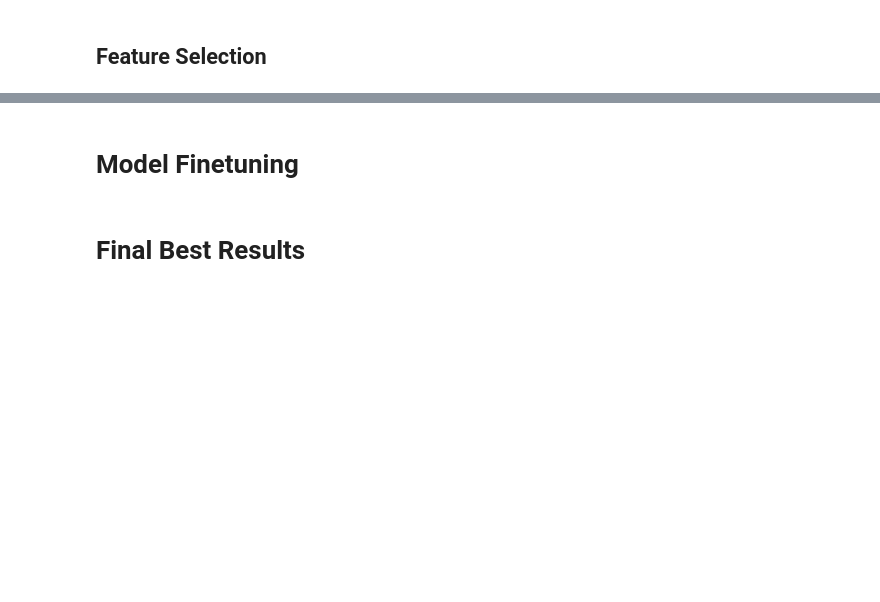
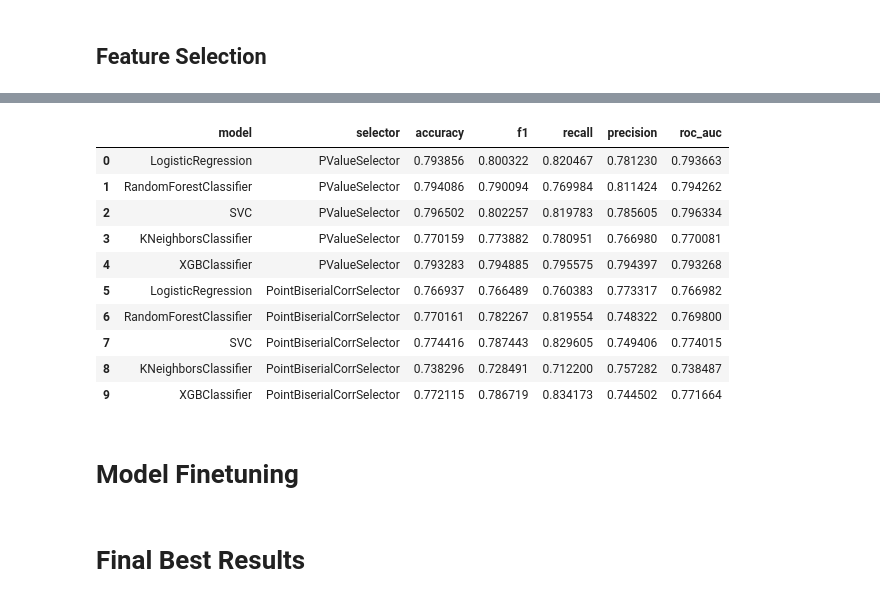
Before and after one commit to Alisizationed/sigmoid_homeworks, a Jupyter notebook: ex_prep_1/Sigmoid_Exam_Prep_1.ipynb, the cells around one changed output, grey strips where cells are left out. Saved outputs shown, nothing was run; the diff lists cells and outputs as text; code cells hidden in the pictures; blank space fills up the shorter version.

```diff
--- a/ex_prep_1/Sigmoid_Exam_Prep_1.ipynb
+++ b/ex_prep_1/Sigmoid_Exam_Prep_1.ipynb
@@ -590,2 +597,7 @@ for preprocessor in preprocessors:
+# %%
+for X_train, y_train, X_test in zip(X_trains, y_trains, X_tests):
+  std_scaler = StandardScaler()
+  X_train[cols_out] = std_scaler.fit_transform(X_train[cols_out], y_train)
+  X_test[cols_out] = std_scaler.transform(X_test[cols_out])
 # %% [markdown]
 ## **Outlier detection**
@@ -690,3 +728,53 @@ scores
+# %%
+scores = []
+
+for selector in selectors:
+  for model in models:
+    pipeline = Pipeline([
+        ("selector", clone(selector)),
+        ("model", clone(model)),
+    ])
+
+    accuracy = []
+    f1 = []
+    recall = []
+    precision = []
+    roc_auc = []
+
+    for X_train, y_train, X_test, y_test in zip(X_trains, y_trains, X_tests, y_tests):
+      pipeline.fit(X_train, y_train)
+
+      y_pred = pipeline.predict(X_test)
+
+      accuracy.append(accuracy_score(y_test, y_pred))
+      f1.append(f1_score(y_test, y_pred))
+      recall.append(recall_score(y_test, y_pred))
+      precision.append(precision_score(y_test, y_pred))
+      roc_auc.append(roc_auc_score(y_test, y_pred))
+
+    scores.append({
+    "model": type(model).__name__,
+    "selector": selector.transformers[0][0],
+    "accuracy": np.mean(accuracy),
+    "f1": np.mean(f1),
+    "recall": np.mean(recall),
+    "precision": np.mean(precision),
+    "roc_auc": np.mean(roc_auc),
+    })
+# %%
+pd.DataFrame(scores)
+# %% [output]
+|  | model | selector | accuracy | f1 | recall | precision | roc_auc |
+| 0 | LogisticRegression | PValueSelector | 0.793856 | 0.800322 | 0.820467 | 0.781230 | 0.793663 |
+| 1 | RandomForestClassifier | PValueSelector | 0.794086 | 0.790094 | 0.769984 | 0.811424 | 0.794262 |
+| 2 | SVC | PValueSelector | 0.796502 | 0.802257 | 0.819783 | 0.785605 | 0.796334 |
+| 3 | KNeighborsClassifier | PValueSelector | 0.770159 | 0.773882 | 0.780951 | 0.766980 | 0.770081 |
+| 4 | XGBClassifier | PValueSelector | 0.793283 | 0.794885 | 0.795575 | 0.794397 | 0.793268 |
+| 5 | LogisticRegression | PointBiserialCorrSelector | 0.766937 | 0.766489 | 0.760383 | 0.773317 | 0.766982 |
+| 6 | RandomForestClassifier | PointBiserialCorrSelector | 0.770161 | 0.782267 | 0.819554 | 0.748322 | 0.769800 |
+| 7 | SVC | PointBiserialCorrSelector | 0.774416 | 0.787443 | 0.829605 | 0.749406 | 0.774015 |
+| 8 | KNeighborsClassifier | PointBiserialCorrSelector | 0.738296 | 0.728491 | 0.712200 | 0.757282 | 0.738487 |
+| 9 | XGBClassifier | PointBiserialCorrSelector | 0.772115 | 0.786719 | 0.834173 | 0.744502 | 0.771664 |
 # %% [markdown]
 # **Model Finetuning**
 # %% [markdown]
```
Also changed, not shown: parts of 23 cells of this notebook.
